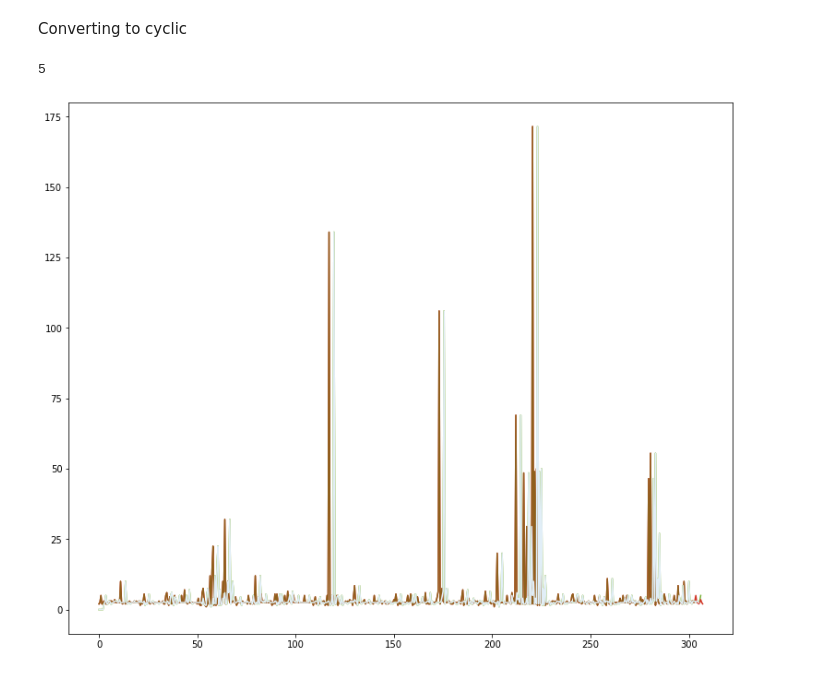
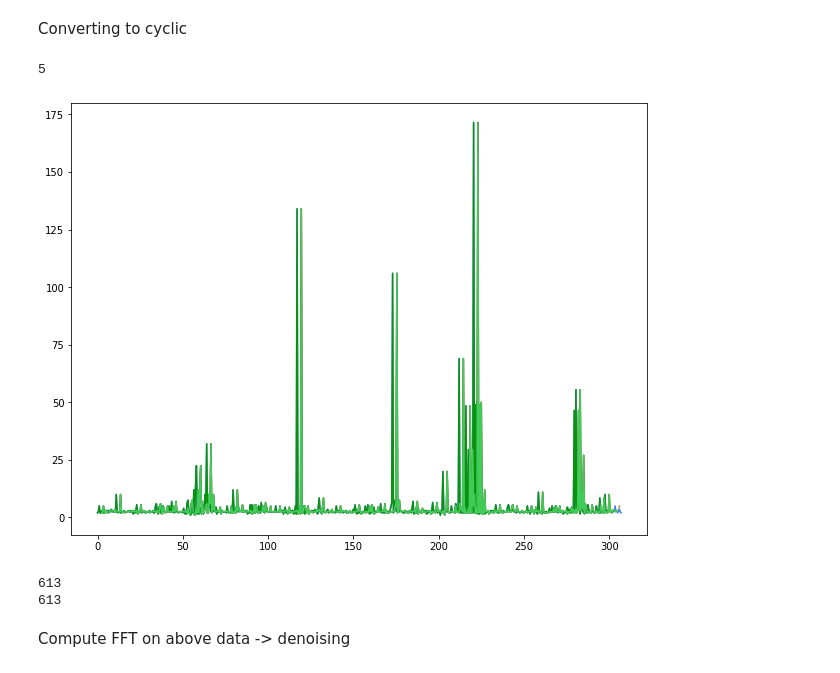
Before and after one commit to Ketaki1806/Mahindra-Internship, a Jupyter notebook: New cyclic.ipynb, the cells around one changed output. Cells and saved outputs as stored; diff of their text form; code cells hidden in the pictures.

```diff
--- a/New cyclic.ipynb
+++ b/New cyclic.ipynb
@@ -127,39 +158,60 @@ Converting to cyclic
 lst_sign = []
 lst_sign.append(signal_name)
 # print(lst_sign)
-fig = plt.figure(figsize=(10,8))
+fig = plt.figure(figsize=(8,6))
 axes = fig.add_axes([0, 0, 1, 1])
 no_of_plots = 0
+cycle_one = []
+t = []
 for i in range(len(main_prog)):
 #     print(main_prog.iloc[i,5])
     if main_prog.iloc[i,5] == main_program and main_prog.iloc[i,3] > lower_bound and main_prog.iloc[i,3] < upper_bound:
         start_time = main_prog.iloc[i,1]
         end_time = main_prog.iloc[i,2]
         index = signals[(signals['updatedate'] >= main_prog.iloc[i,1])].index.to_numpy()
 #         print(signals.iloc[index[0],])
 
 #         print(main_prog.iloc[i,3])
         time = np.arange(0,main_prog.iloc[i,3]+0.5,0.5)
+
         time = list(time)
         cycle_data = pd.DataFrame(columns = lst_sign,index = time)
 #         time_diff = 0
         time_diff = find_time_sec(signals.iloc[index[0],1], main_prog.iloc[i,1])
         end = main_prog.iloc[i,3]
-#         print("/",end)
-#         print("*",time_diff)
+    #         print("/",end)
+    #         print("*",time_diff)
+
+        if no_of_plots == 0:
+            k = 0.0
+            while k < time_diff:
+                cycle_one.append(0)
+                k += 0.5
         for j in range(len(signals)):
+            if i!= 0:
+                diff_in_cycles = find_time_sec(signals.iloc[i,1], signals.iloc[i-1,2])
+            if diff_in_cycles != 0: #check if ther is gap between signals
+                time_diff += diff_in_cycles
             if time_diff <= end:
                 cycle_data.at[time_diff,signal_name] = signals.iloc[j,3]
                 time_diff += 0.5
+                if no_of_plots == 0:
+                    cycle_one.append(signals.iloc[j,3])
+                    t = np.arange(0,main_prog.iloc[i,3]+0.5,0.5)
 #         print(cycle_data.head(10))
-        cycle_data = cycle_data.replace(to_replace = np.nan, value = 0)
+        cycle_data[signal_name] = cycle_data[signal_name].interpolate(method='linear') # updating missing values
+#         print(cycle_data.head(10))
         plot_data()
         no_of_plots += 1
-# plt.xlabel('time')
-# plt.ylabel('values')
-# plt.figure(figsize=(8,6))
-# plt.show()
 print(no_of_plots)
 # %% [output]
 5
-[figure, old version]
+[figure, new version]
+# %%
+print(len(cycle_one))
+print(len(t))
+# %% [output]
+613
+613
+# %% [markdown]
+Compute FFT on above data -> denoising
```
Also changed, not shown: parts of 9 cells of this notebook, 23 other files.
